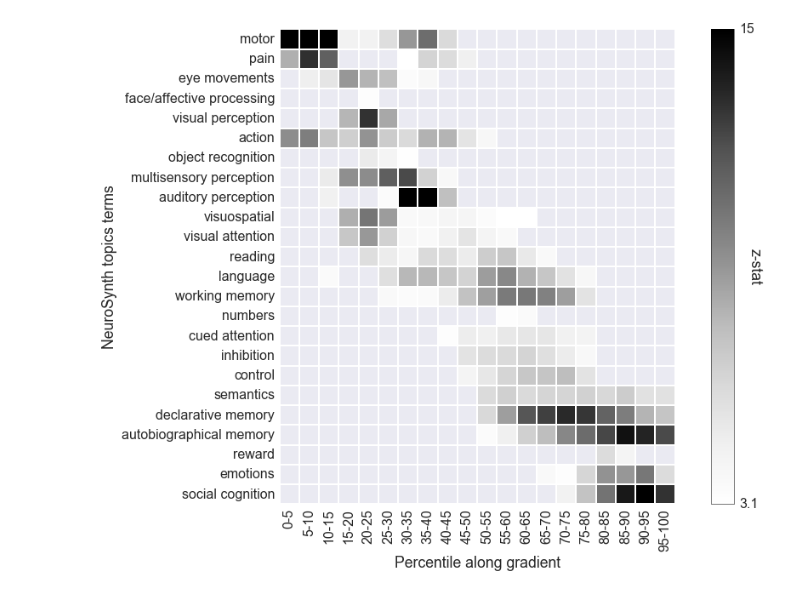
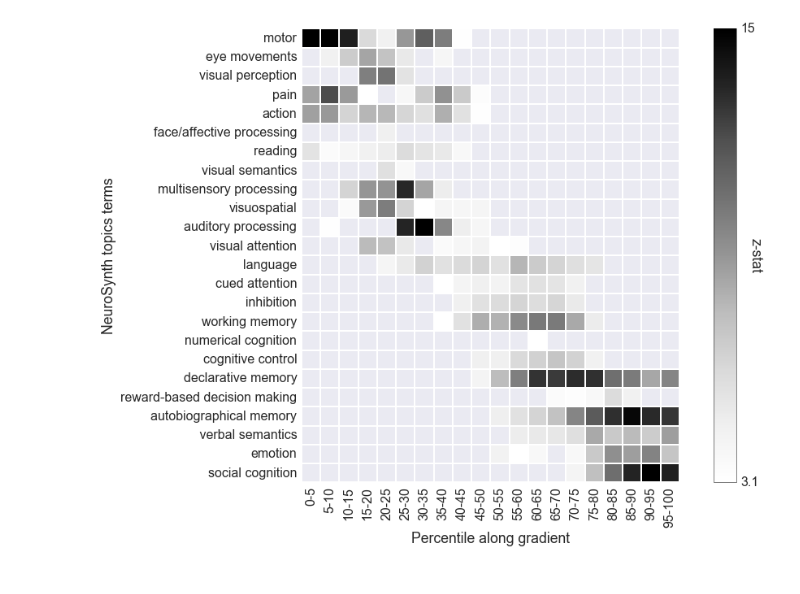
Before and after one commit to NeuroanatomyAndConnectivity/gradient_analysis, a Jupyter notebook: 05_metaanalysis_neurosynth.ipynb, the cells around one changed output. Cells and saved outputs as stored; diff of their text form; code cells hidden in the pictures.

```diff
--- a/05_metaanalysis_neurosynth.ipynb
+++ b/05_metaanalysis_neurosynth.ipynb
@@ -94,22 +105,26 @@ mkdir: gradient_data/embedded/volumes/emb_masks_0: File exists
+# %%
+# Analysis with 24 terms:
+features = pd.read_csv('gradient_data/neurosynth/v3-topics-50.txt', sep='\t', index_col=0)
+topics_to_keep = [ 1, 4,  6, 14,
+                  18, 19, 23, 25,
+                  20, 21, 27, 29,
+                  30, 31, 33, 35,
+                  36, 38, 37, 41,
+                  44, 45, 48, 49]
+labels = ['face/affective processing', ' verbal semantics', 'cued attention', 'working memory',
+          'autobiographical memory', 'reading', 'inhibition', 'motor',
+          'visual perception', 'numerical cognition', 'reward-based decision making', 'visual attention',
+          'multisensory processing', 'visuospatial','eye movements', 'action',
+          'auditory processing', 'pain', 'language', 'declarative memory',
+          'visual semantics', 'emotion', 'cognitive control', 'social cognition']
+features = features.iloc[:, topics_to_keep]
+features.columns = labels
+dataset.add_features(features, append=False)
+
+# removed_as_noise = [0,5,9,12,17,40] # from 30 terms that were above threshold
+# labels_noise = ['resting-state', 'dementia', 'development', 'misc', 'task timing', 'lateralization']
 # %%
-# Analysis with 24 terms:
-features = pd.read_csv('gradient_data/neurosynth/v3-topics-50.txt', sep='\t', index_col=0)
-topics_to_keep = [1, 4, 6, 14, 18, 17,
-                  23, 25, 20, 21, 27,
-                  29, 30, 31, 33, 35,
-                  36,  38, 37, 41, 44,
-                  45, 48, 49]
-labels = ['face/affective processing', 'semantics', 'cued attention', 'working memory',  'autobiographical memory', 'reading',
-          'inhibition', 'motor', 'visual perception', 'numbers', 'reward',
-          'visual attention', 'multisensory perception', 'visuospatial','eye movements', 'action',
-          'auditory perception',  'pain',  'language', 'declarative memory', 'object recognition',
-          'emotions', 'control', 'social cognition']
-features = features.iloc[:, topics_to_keep]
-features.columns = labels
-dataset.add_features(features, append=False)
-
-# removed = [0,5,9,12,19,40] # from 30 terms that were above threshold
-# not_used_labels = [ 'resting-state', 'dimentia', 'development', 'misc', 'task timing', 'lateralization']
+# Gradient 1
 
 decoder = decode.Decoder(dataset, method='roi')
 
@@ -118,31 +133,31 @@ thr = 3.1
 vmin = 0
 vmax = 15
 
 tot = 5
 data = decoder.decode([str('gradient_data/masks/volume_%02d_%02d.nii.gz' % (i * tot, (i * tot) + tot))
                        for i in xrange(0,100/tot)])
 df = []
 df = data.copy()
 newnames = []
 [newnames.append(('%s-%s' % (str(i * tot), str((i*tot) + tot)))) for i in xrange(0,len(df.columns))]
 df.columns = newnames
 df[df<thr] = 0
 heatmapOrder = getOrder(np.array(df), thr)
 
 sns.set(context="paper", font="sans-serif", font_scale=2)
 f, (ax1) = plt.subplots(nrows=1,ncols=1,figsize=(15, 10), sharey=True)
 plotData = df.reindex(df.index[heatmapOrder])
 cax = sns.heatmap(plotData, linewidths=1, square=True, cmap='Greys', robust=False,
             ax=ax1, vmin=thr, vmax=vmax, mask=plotData == 0)
 sns.axlabel('Percentile along gradient', 'NeuroSynth topics terms')
 cbar = cax.collections[0].colorbar
 cbar.set_label('z-stat', rotation=270)
 cbar.set_ticks(ticks=[thr,vmax])
 cbar.set_ticklabels(ticklabels=[thr,vmax])
 cbar.outline.set_edgecolor('black')
 cbar.outline.set_linewidth(0.5)
 
 plt.draw()
 f.savefig('gradient_data/figures/fig.neurosynth.svg', format='svg')
 # %% [output]
-[figure, old version]
+[figure, new version]
```
Also changed, not shown: parts of 1 cell of this notebook, 5 other files.
